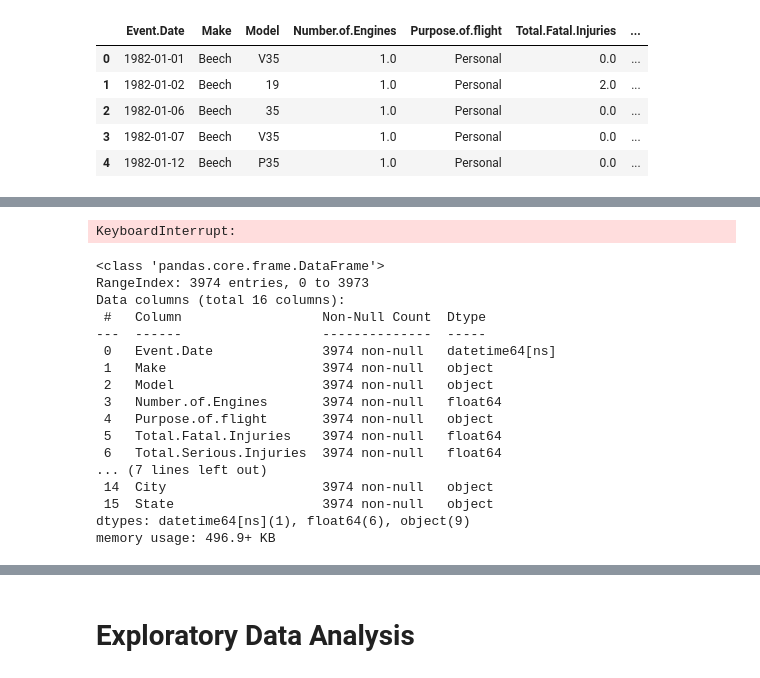
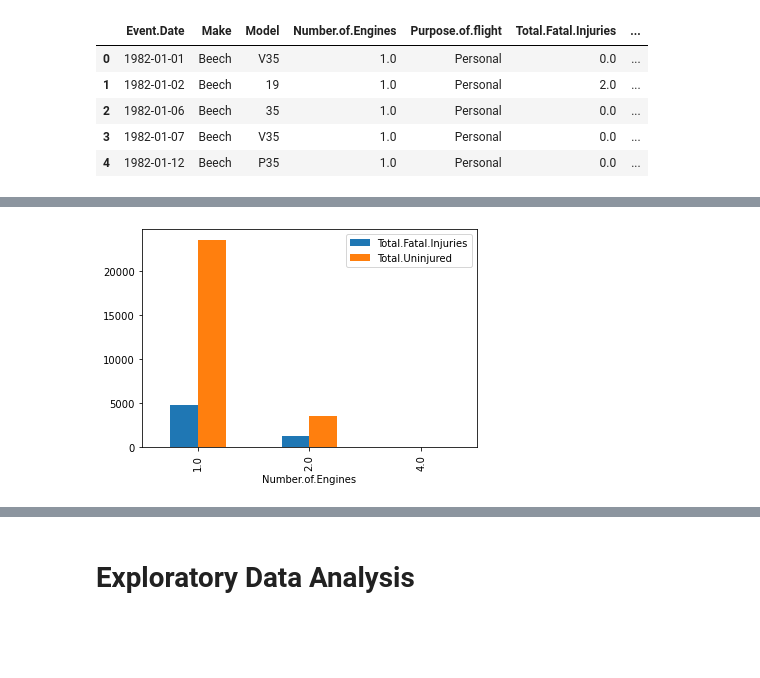
Before and after one commit to morgannash1/phase1_project, a Jupyter notebook: notebook.ipynb, the cells around one changed output, grey strips where cells are left out. Saved outputs shown, nothing was run; the diff lists cells and outputs as text; code cells hidden in the pictures; blank space fills up the shorter version.

Commit message:
New plot

```diff
--- a/notebook.ipynb
+++ b/notebook.ipynb
@@ -515,33 +497,9 @@ memory usage: 2.6+ MB
-# %%
-
-
-# Create the unstacked bar chart
-cessna.plot(x='Number.of.Engines', y=['Total.Fatal.Injuries', 'Total.Uninjured'], kind='bar', rot=0)
-
-plt.xlabel('Number of Engines')
-plt.ylabel('Count of People')
-plt.title('um')
-plt.legend(title='Incident Type')
-plt.show()
-# %% [output]
-KeyboardInterrupt:
-# %%
-beech.info()
-# %% [output]
-<class 'pandas.core.frame.DataFrame'>
-RangeIndex: 3974 entries, 0 to 3973
-Data columns (total 16 columns):
- #   Column                  Non-Null Count  Dtype
----  ------                  --------------  -----
- 0   Event.Date              3974 non-null   datetime64[ns]
- 1   Make                    3974 non-null   object
- 2   Model                   3974 non-null   object
- 3   Number.of.Engines       3974 non-null   float64
- 4   Purpose.of.flight       3974 non-null   object
- 5   Total.Fatal.Injuries    3974 non-null   float64
- 6   Total.Serious.Injuries  3974 non-null   float64
-... (7 lines left out)
- 14  City                    3974 non-null   object
- 15  State                   3974 non-null   object
-dtypes: datetime64[ns](1), float64(6), object(9)
-memory usage: 496.9+ KB
+# %%
+cessna = cessna[cessna['Number.of.Engines'] != 0.0]
+# %%
+grouped_cessna= cessna.groupby(['Number.of.Engines'])['Total.Fatal.Injuries', 'Total.Uninjured']
+agg_grouped_cessna= grouped_cessna.sum()
+agg_grouped_cessna.plot(kind='bar')
+plt.show()
+# %% [output]
+[figure, added]
```
Also changed, not shown: parts of 12 cells of this notebook.
